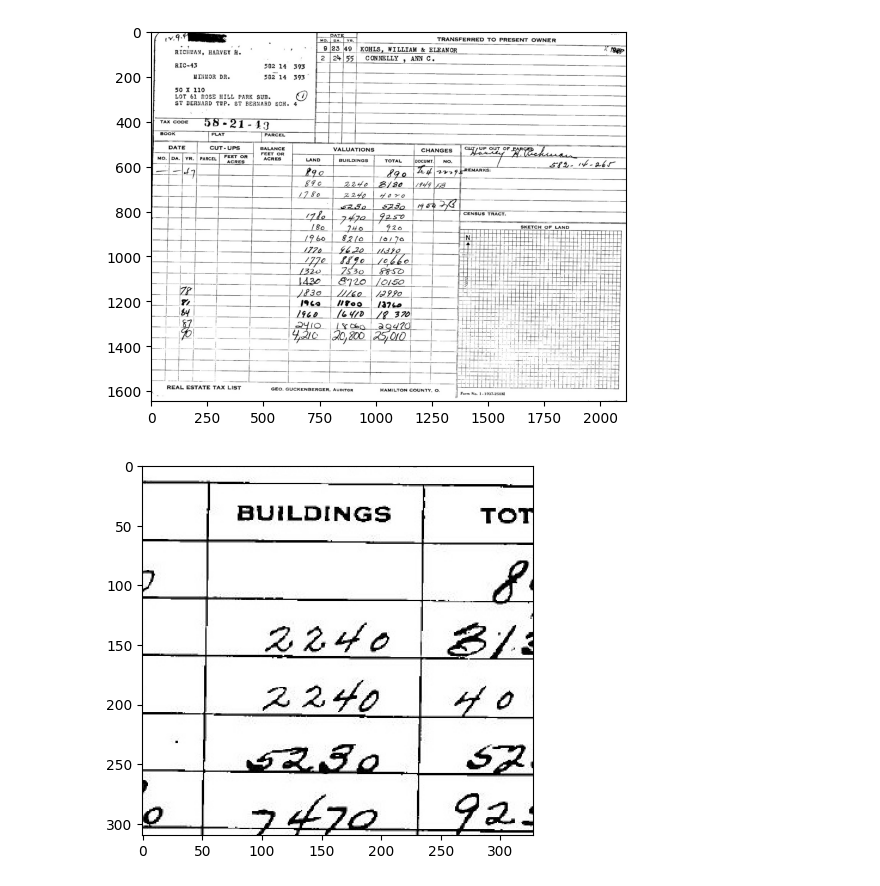
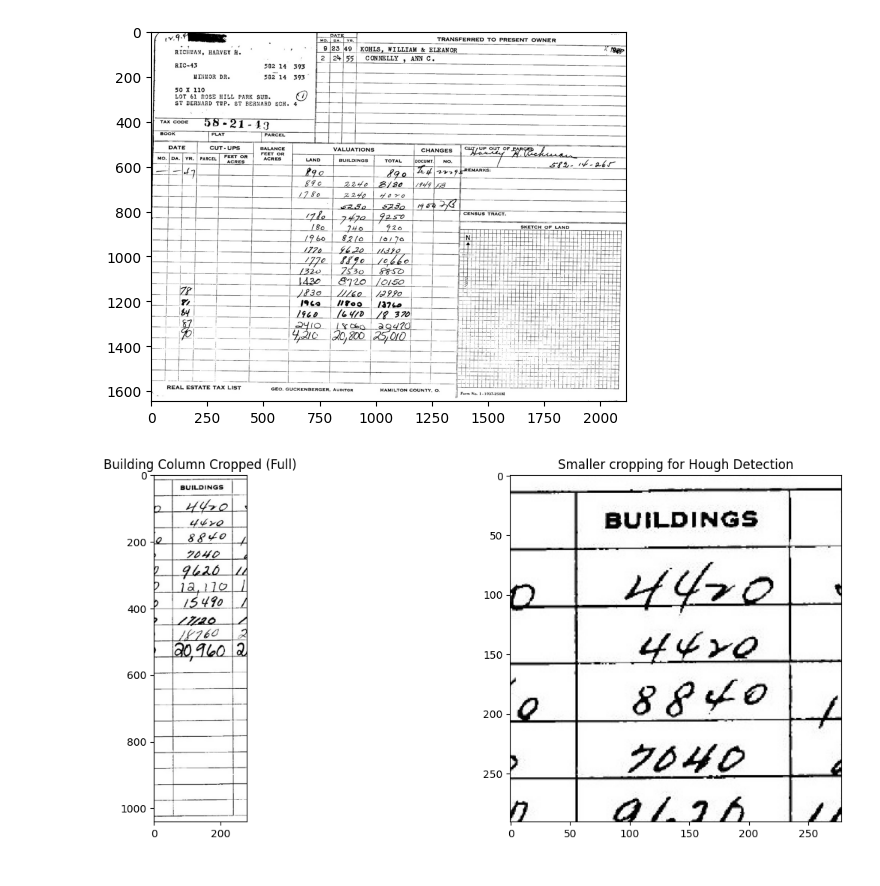
Before and after one commit to JunTaoLuo/ErukaExp, a Jupyter notebook: segmentation_experiments.ipynb, the cells around one changed output. Saved outputs shown, nothing was run; the diff lists cells and outputs as text; code cells hidden in the pictures.

Commit message:
OCR with line based segmentation

```diff
--- a/segmentation_experiments.ipynb
+++ b/segmentation_experiments.ipynb
@@ -43,42 +62,39 @@ plt.imshow(img)
 # %%
-# Get locations of the text from Pytesseract
-d = pytesseract.image_to_data(img, output_type=Output.DICT)
-
-building_index, total_index, land_index, valuation_index = -999, -999, -999, -999
-
-for index, text in enumerate(d['text']):
-    if text.lower() == "buildings":
-        building_index = index
-    if text.lower() == "total":
-        total_index = index
-    if text.lower() == 'land':
-        land_index = index
-    if text.lower() == 'valuations':
-        valuation_index = index
-
-
 # Crop image if building found
 if building_index != -999:
 
     b = building_index
 
     width_param_left = 80
-    width_param_right = 200
-    height_top_cut = 20
-    height_bottom_cut = 800 ## Note: hough transformation doesn't seem to work on larger image - it only finds the vertical and not the horizontal lines
+    width_param_right = 150
+    height_top_cut =15
+    height_bottom_cut_col = 50
+    height_bottom_cut_hough = 800 ## Note: hough transformation doesn't seem to work on larger image - it only finds the vertical and not the horizontal lines
 
     # Crop image to smaller set based on values
     x0 = d['left'][b] - width_param_left
     x1 = x0 + d['width'][b] + width_param_right
 
-    y0 = d['top'][b] - d['height'][b] - height_param
-    y1 = img.shape[0] - height_bottom_cut
+    y0 = d['top'][b] - d['height'][b] - height_top_cut
+    y1 = img.shape[0] - height_bottom_cut_hough
+
+    y1_full = img.shape[0] - height_bottom_cut_col
 
     cropped_again = img[y0:y1, x0:x1]
 
-    plt.imshow(cropped_again)
+    building_column_cropped = img[y0:y1_full, x0:x1]
+
+    print(x0, x1, y0, y1)
+
+    fig, axes = plt.subplots(1, 2, figsize=(15, 6))
+    ax = axes.ravel()
+
+    ax[0].imshow(building_column_cropped)
+    ax[0].set_title('Building Column Cropped (Full)')
+    ax[1].imshow(cropped_again)
+    ax[1].set_title('Smaller cropping for Hough Detection')
 
 else:
     print('building text not found')
 # %% [output]
-[figure, old version]
+[figure, new version]
```
Also changed, not shown: parts of 12 cells of this notebook, 1 other file.
